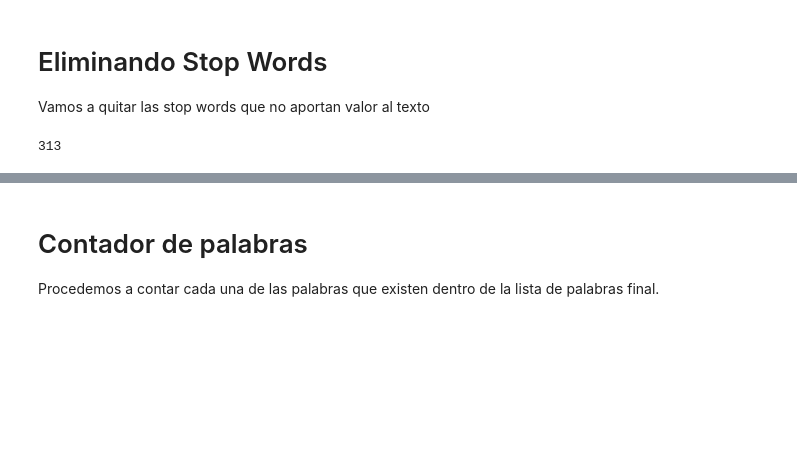
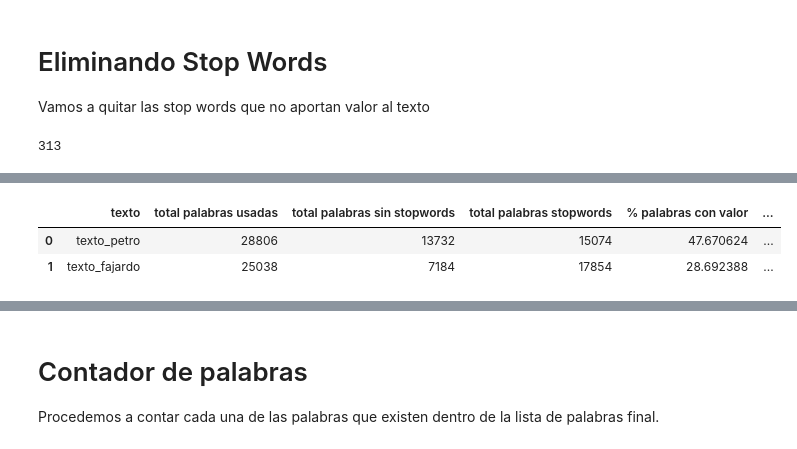
Before and after one commit to fredericksalazar/textAnalysis-ColombianElections, a Jupyter notebook: text_analysis.ipynb, the cells around one changed output, grey strips where cells are left out. Saved outputs shown, nothing was run; the diff lists cells and outputs as text; code cells hidden in the pictures; blank space fills up the shorter version.

```diff
--- a/text_analysis.ipynb
+++ b/text_analysis.ipynb
@@ -130,0 +234,22 @@ total palabras :  13822
+# %%
+#vamos a crear un dataframe total con los datos de total palabras inicicales y total palabras sin stopwords
+
+df_diff_len_textos = df_lenght_textos.merge(df_lenght_textos_wstp, left_on='texto', right_on='texto_wstp', how='inner')
+df_diff_len_textos = df_diff_len_textos.drop(['texto_wstp'], axis=1)
+
+df_diff_len_textos['total palabras stopwords'] = (df_diff_len_textos['total']-df_diff_len_textos['total_wstp'])
+df_diff_len_textos['% palabras con valor'] = df_diff_len_textos['total_wstp']/df_diff_len_textos['total']*100
+df_diff_len_textos['% palabras con stopwords'] = df_diff_len_textos['total palabras stopwords']/df_diff_len_textos['total']*100
+
+df_diff_len_textos.columns =['texto',
+                             'total palabras usadas',
+                             'total palabras sin stopwords',
+                             'total palabras stopwords',
+                             '% palabras con valor',
+                             '% palabras sin valor']
+
+df_diff_len_textos
+# %% [output]
+|  | texto | total palabras usadas | total palabras sin stopwords | total palabras stopwords | % palabras con valor | ... |
+| 0 | texto_petro | 28806 | 13732 | 15074 | 47.670624 | ... |
+| 1 | texto_fajardo | 25038 | 7184 | 17854 | 28.692388 | ... |
```
Also changed, not shown: parts of 25 cells of this notebook, 9 other files.
